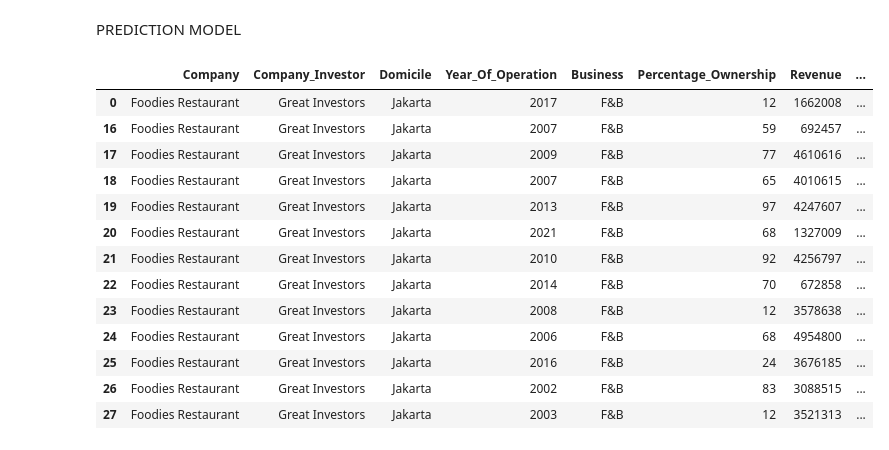
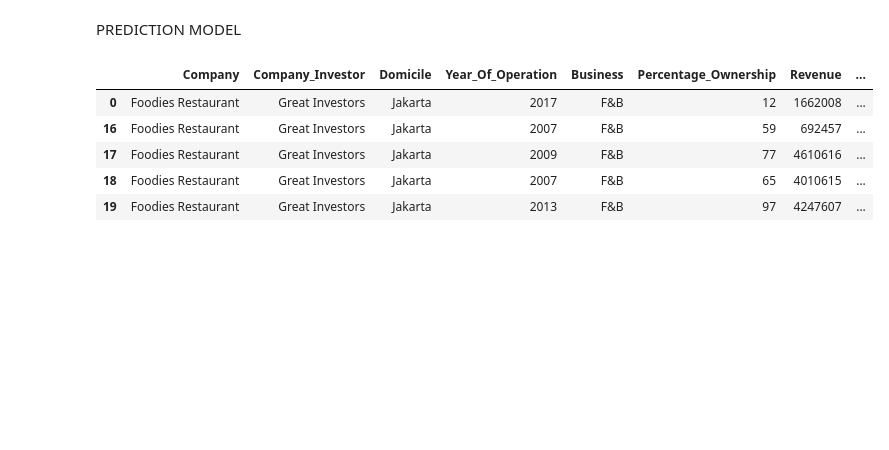
Before and after one commit to kevinMatthewT/Capstone-Project, a Jupyter notebook: prediction/company_prediction.ipynb, the cells around one changed output. Saved outputs shown, nothing was run; the diff lists cells and outputs as text; code cells hidden in the pictures; blank space fills up the shorter version.

```diff
--- a/prediction/company_prediction.ipynb
+++ b/prediction/company_prediction.ipynb
@@ -162,19 +132,11 @@ from sktime.forecasting.fbprophet import Prophet
 # %%
 df_to_predict= df.loc[(df['Company']== 'Foodies Restaurant') & (df['Company_Investor']== 'Great Investors') & (df['Domicile']== 'Jakarta') ]
-df_to_predict
+df_to_predict.head(5)
 # %% [output]
 |  | Company | Company_Investor | Domicile | Year_Of_Operation | Business | Percentage_Ownership | Revenue | ... |
 | 0 | Foodies Restaurant | Great Investors | Jakarta | 2017 | F&B | 12 | 1662008 | ... |
 | 16 | Foodies Restaurant | Great Investors | Jakarta | 2007 | F&B | 59 | 692457 | ... |
 | 17 | Foodies Restaurant | Great Investors | Jakarta | 2009 | F&B | 77 | 4610616 | ... |
 | 18 | Foodies Restaurant | Great Investors | Jakarta | 2007 | F&B | 65 | 4010615 | ... |
 | 19 | Foodies Restaurant | Great Investors | Jakarta | 2013 | F&B | 97 | 4247607 | ... |
-| 20 | Foodies Restaurant | Great Investors | Jakarta | 2021 | F&B | 68 | 1327009 | ... |
-| 21 | Foodies Restaurant | Great Investors | Jakarta | 2010 | F&B | 92 | 4256797 | ... |
-| 22 | Foodies Restaurant | Great Investors | Jakarta | 2014 | F&B | 70 | 672858 | ... |
-| 23 | Foodies Restaurant | Great Investors | Jakarta | 2008 | F&B | 12 | 3578638 | ... |
-| 24 | Foodies Restaurant | Great Investors | Jakarta | 2006 | F&B | 68 | 4954800 | ... |
-| 25 | Foodies Restaurant | Great Investors | Jakarta | 2016 | F&B | 24 | 3676185 | ... |
-| 26 | Foodies Restaurant | Great Investors | Jakarta | 2002 | F&B | 83 | 3088515 | ... |
-| 27 | Foodies Restaurant | Great Investors | Jakarta | 2003 | F&B | 12 | 3521313 | ... |
 # %%
```
Also changed, not shown: parts of 29 cells of this notebook, 1 other file.
